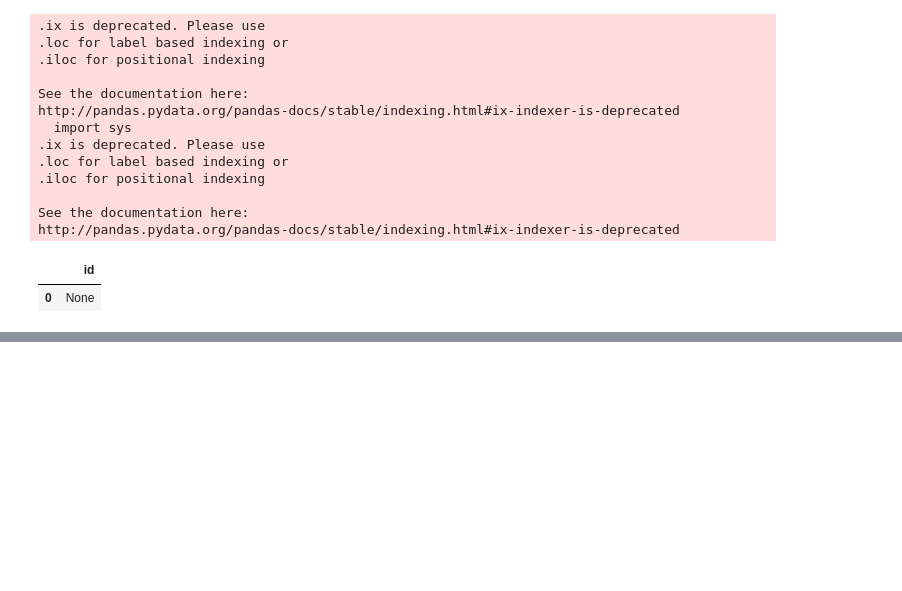
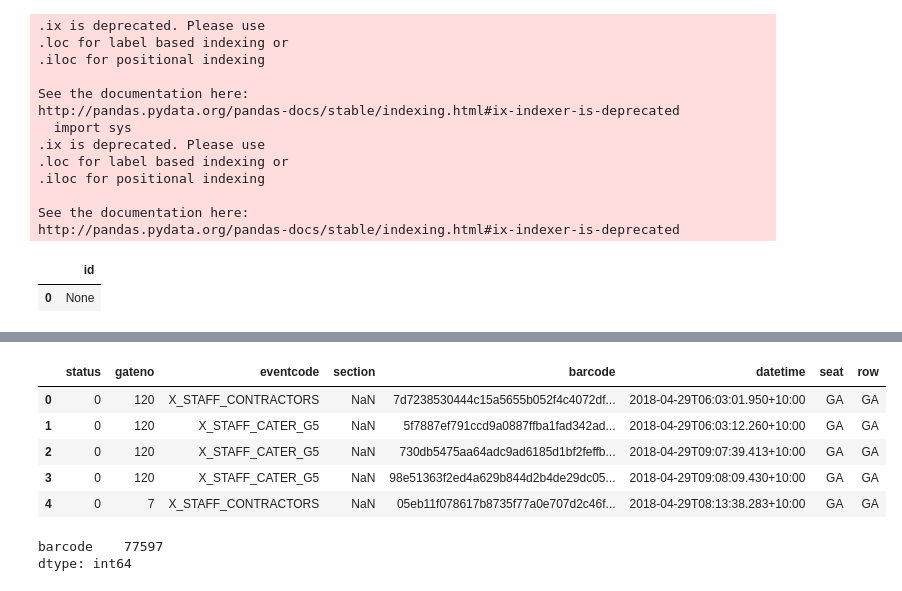
Before and after one commit to d66pak/python_dev, a Jupyter notebook: PandasNumpy.ipynb, the cells around one changed output, grey strips where cells are left out. Saved outputs shown, nothing was run; the diff lists cells and outputs as text; code cells hidden in the pictures; blank space fills up the shorter version.

```diff
--- a/PandasNumpy.ipynb
+++ b/PandasNumpy.ipynb
@@ -136,0 +154,11 @@ df_r_minus_df_m
+# %%
+df_athena = pd.read_csv('~/Downloads/dedb0ae7-266e-4c69-bd91-8c904149a3c6.csv')
+# %%
+df_athena.head()
+# %% [output]
+|  | status | gateno | eventcode | section | barcode | datetime | seat | row |
+| 0 | 0 | 120 | X_STAFF_CONTRACTORS | NaN | 7d7238530444c15a5655b052f4c4072df... | 2018-04-29T06:03:01.950+10:00 | GA | GA |
+| 1 | 0 | 120 | X_STAFF_CATER_G5 | NaN | 5f7887ef791ccd9a0887ffba1fad342ad... | 2018-04-29T06:03:12.260+10:00 | GA | GA |
+| 2 | 0 | 120 | X_STAFF_CATER_G5 | NaN | 730db5475aa64adc9ad6185d1bf2feffb... | 2018-04-29T09:07:39.413+10:00 | GA | GA |
+| 3 | 0 | 120 | X_STAFF_CATER_G5 | NaN | 98e51363f2ed4a629b844d2b4de29dc05... | 2018-04-29T09:08:09.430+10:00 | GA | GA |
+| 4 | 0 | 7 | X_STAFF_CONTRACTORS | NaN | 05eb11f078617b8735f77a0e707d2c46f... | 2018-04-29T08:13:38.283+10:00 | GA | GA |
@@ -136,0 +169,5 @@ df_r_minus_df_m
+# %%
+df_orig_barcode.count()
+# %% [output]
+barcode    77597
+dtype: int64
```
Also changed, not shown: parts of 44 cells of this notebook, 44 other files.
